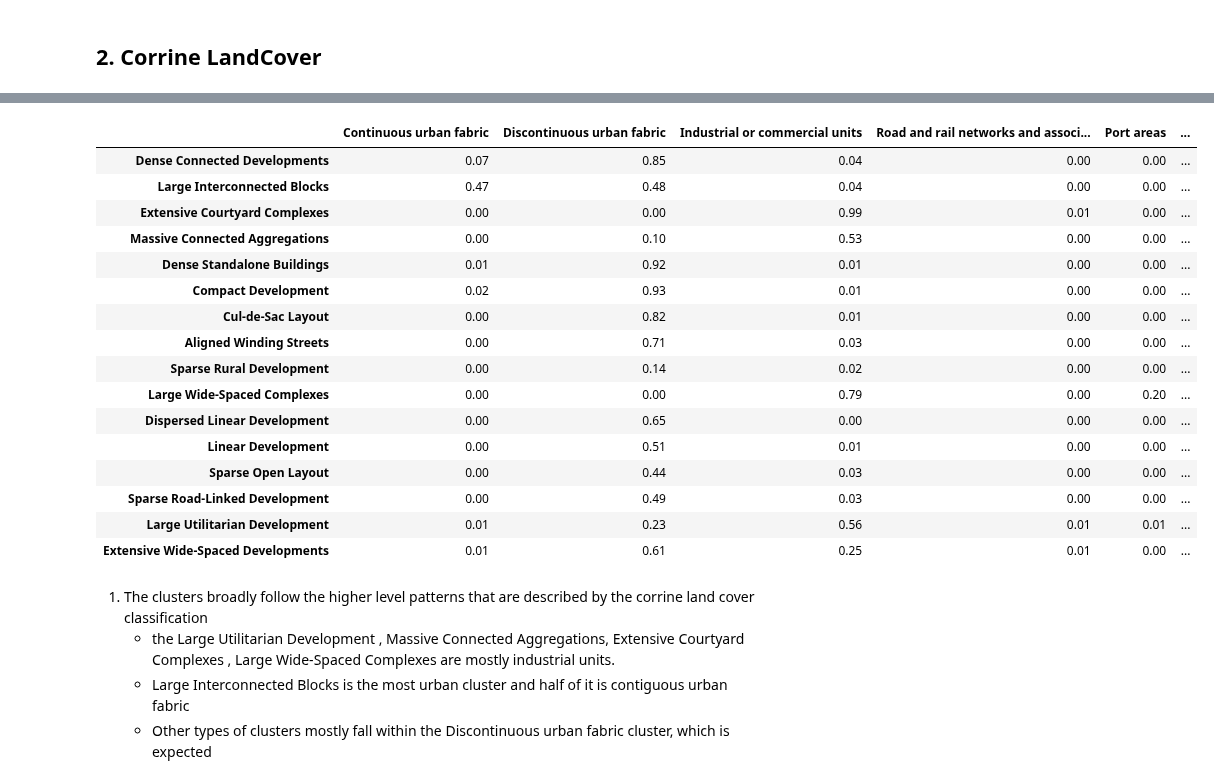
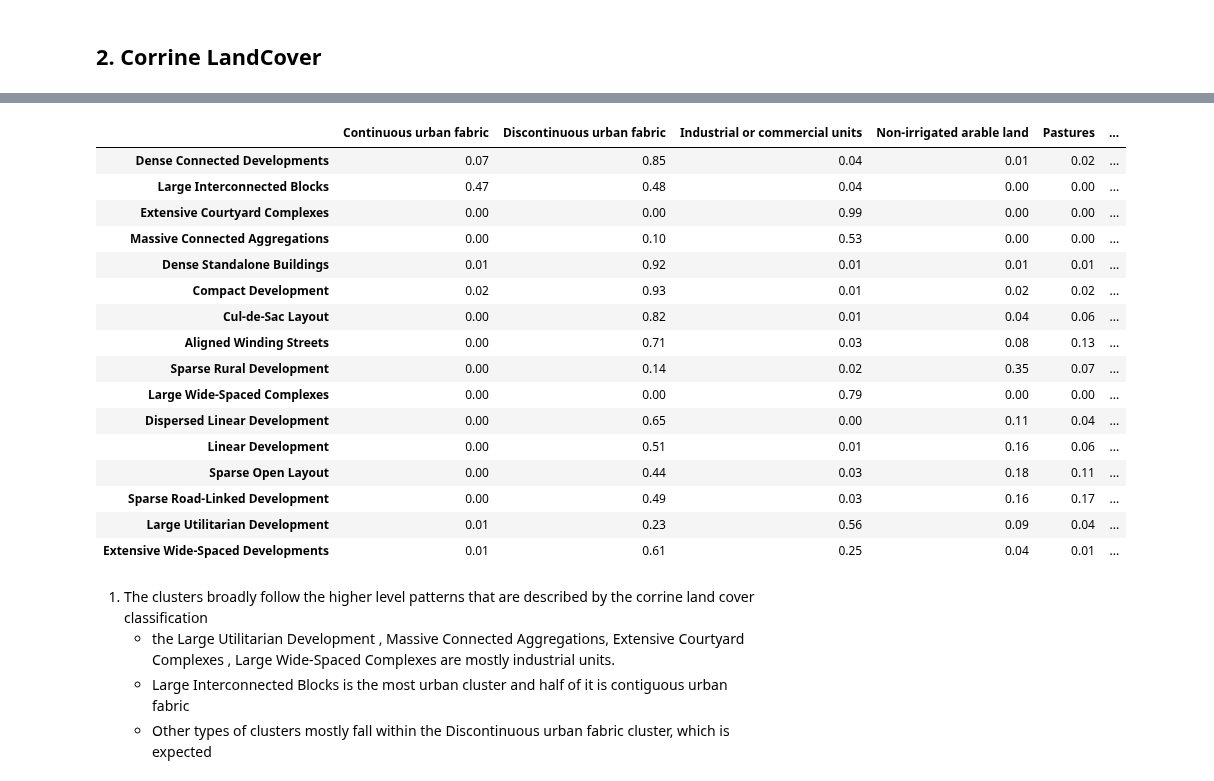
Before and after one commit to uscuni/urban_taxonomy, a Jupyter notebook: code/results.ipynb, the cells around one changed output, grey strips where cells are left out. Drawn from its saved outputs; the diff is of its cells as text; code cells hidden in the pictures.

```diff
--- a/code/results.ipynb
+++ b/code/results.ipynb
@@ -398,26 +395,31 @@ himoc_corrine_cross_tab = himoc_corrine_cross_tab.loc[:, relevant_corrine_column
 # map keys to names
 himoc_corrine_cross_tab.index = himoc_corrine_cross_tab.index.map(cluster_4_names).values
 himoc_corrine_cross_tab.columns = himoc_corrine_cross_tab.columns.map(corrine_legend).values
+# %%
+# focus only on relative classes
+himoc_corrine_cross_tab = himoc_corrine_cross_tab[['Continuous urban fabric', 'Discontinuous urban fabric', 'Industrial or commercial units', 'Non-irrigated arable land',
+                         'Pastures', 'Complex cultivation patterns', 'Land principally occupied by agriculture, with significant areas of natural vegetation']]
 # %%
 f = {
     k: "{:.2f}" for k in himoc_corrine_cross_tab.columns.values
 }
-himoc_corrine_cross_tab.style.format(f).background_gradient(axis=1, cmap="BuGn")
+styled_table = himoc_corrine_cross_tab.style.format(f).background_gradient(axis=1, cmap="BuGn")
+styled_table
 # %% [output]
-|  | Continuous urban fabric | Discontinuous urban fabric | Industrial or commercial units | Road and rail networks and associ... | Port areas | ... |
-| Dense Connected Developments | 0.07 | 0.85 | 0.04 | 0.00 | 0.00 | ... |
+|  | Continuous urban fabric | Discontinuous urban fabric | Industrial or commercial units | Non-irrigated arable land | Pastures | ... |
+| Dense Connected Developments | 0.07 | 0.85 | 0.04 | 0.01 | 0.02 | ... |
 | Large Interconnected Blocks | 0.47 | 0.48 | 0.04 | 0.00 | 0.00 | ... |
-| Extensive Courtyard Complexes | 0.00 | 0.00 | 0.99 | 0.01 | 0.00 | ... |
+| Extensive Courtyard Complexes | 0.00 | 0.00 | 0.99 | 0.00 | 0.00 | ... |
 | Massive Connected Aggregations | 0.00 | 0.10 | 0.53 | 0.00 | 0.00 | ... |
-| Dense Standalone Buildings | 0.01 | 0.92 | 0.01 | 0.00 | 0.00 | ... |
-| Compact Development | 0.02 | 0.93 | 0.01 | 0.00 | 0.00 | ... |
-| Cul-de-Sac Layout | 0.00 | 0.82 | 0.01 | 0.00 | 0.00 | ... |
-| Aligned Winding Streets | 0.00 | 0.71 | 0.03 | 0.00 | 0.00 | ... |
-| Sparse Rural Development | 0.00 | 0.14 | 0.02 | 0.00 | 0.00 | ... |
-| Large Wide-Spaced Complexes | 0.00 | 0.00 | 0.79 | 0.00 | 0.20 | ... |
-| Dispersed Linear Development | 0.00 | 0.65 | 0.00 | 0.00 | 0.00 | ... |
-| Linear Development | 0.00 | 0.51 | 0.01 | 0.00 | 0.00 | ... |
-| Sparse Open Layout | 0.00 | 0.44 | 0.03 | 0.00 | 0.00 | ... |
-| Sparse Road-Linked Development | 0.00 | 0.49 | 0.03 | 0.00 | 0.00 | ... |
-| Large Utilitarian Development | 0.01 | 0.23 | 0.56 | 0.01 | 0.01 | ... |
-| Extensive Wide-Spaced Developments | 0.01 | 0.61 | 0.25 | 0.01 | 0.00 | ... |
+| Dense Standalone Buildings | 0.01 | 0.92 | 0.01 | 0.01 | 0.01 | ... |
+| Compact Development | 0.02 | 0.93 | 0.01 | 0.02 | 0.02 | ... |
+| Cul-de-Sac Layout | 0.00 | 0.82 | 0.01 | 0.04 | 0.06 | ... |
+| Aligned Winding Streets | 0.00 | 0.71 | 0.03 | 0.08 | 0.13 | ... |
+| Sparse Rural Development | 0.00 | 0.14 | 0.02 | 0.35 | 0.07 | ... |
+| Large Wide-Spaced Complexes | 0.00 | 0.00 | 0.79 | 0.00 | 0.00 | ... |
+| Dispersed Linear Development | 0.00 | 0.65 | 0.00 | 0.11 | 0.04 | ... |
+| Linear Development | 0.00 | 0.51 | 0.01 | 0.16 | 0.06 | ... |
+| Sparse Open Layout | 0.00 | 0.44 | 0.03 | 0.18 | 0.11 | ... |
+| Sparse Road-Linked Development | 0.00 | 0.49 | 0.03 | 0.16 | 0.17 | ... |
+| Large Utilitarian Development | 0.01 | 0.23 | 0.56 | 0.09 | 0.04 | ... |
+| Extensive Wide-Spaced Developments | 0.01 | 0.61 | 0.25 | 0.04 | 0.01 | ... |
```
Also changed, not shown: parts of 33 cells of this notebook, 2 other files.
